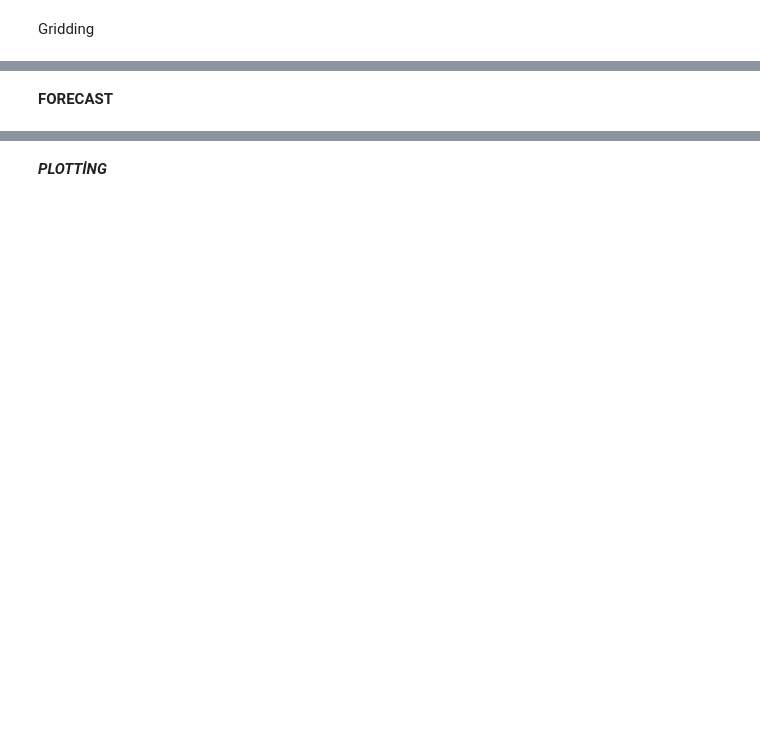
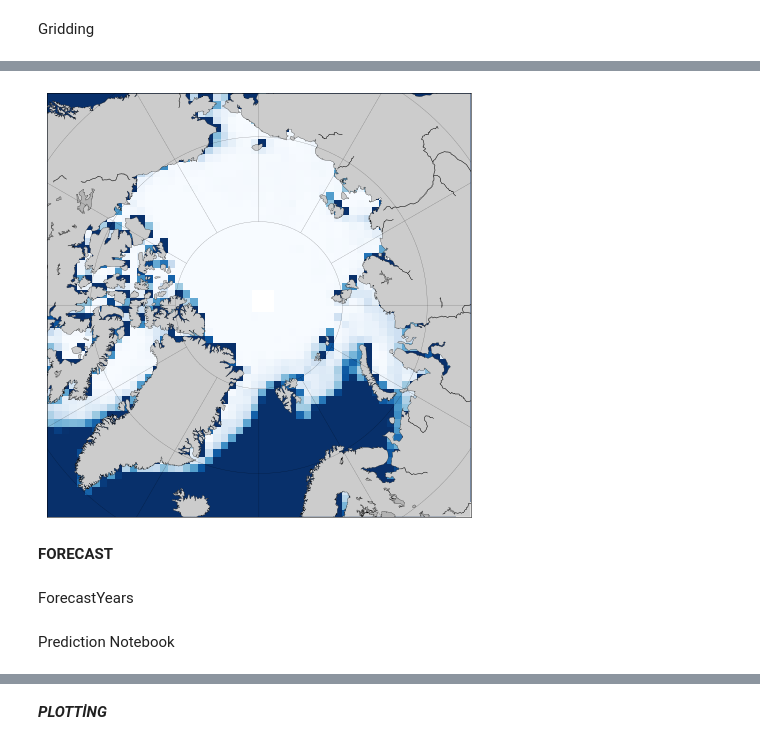
Before and after one commit to ozturkgizem/042422, a Jupyter notebook: SeaIcePrediction.ipynb, the cells around one changed output, grey strips where cells are left out. Cells and saved outputs as stored; diff of their text form; code cells hidden in the pictures; blank space fills up the shorter version.

```diff
--- a/SeaIcePrediction.ipynb
+++ b/SeaIcePrediction.ipynb
@@ -1300,2 +1237,42 @@ plt.show()
+# %%
+#remove half a degree as gridding around the pole hole edge
+#SSMIS 89.18 -	January 2008 to present
+#SSM/I Pole Hole Mask	87.2	July 1987 through December 2007
+#SMMR Pole Hole Mask - 84.5	November 1978 through June 1987
+if (year<1987):
+    pmask=84.
+elif((year==1987)&(month<=4)):
+    pmask=84.
+elif ((year==1987)&(month>4)):
+    pmask=86.5
+elif ((year>1987)&(year<2008)):
+    pmask=86.5
+else:
+    pmask=88.5
+
+# Grid data
+ice_concG = griddata((xpts.flatten(), ypts.flatten()),ice_conc.flatten(), (xptsG, yptsG), method='linear')
+ice_conc_ma=ma.masked_where(np.isnan(ice_concG), ice_concG)
+ice_conc_ma=ma.masked_where((latsG>pmask), ice_conc_ma)
+
+####################################################################################################
+
+fig = figure(figsize=(6,6))
+ax1=gca()
+
+m.pcolormesh(xptsG , yptsG, ice_conc_ma, cmap=cm.Blues_r, vmin=0, vmax=1,shading='flat', zorder=2)
+
+m.drawcoastlines(linewidth=0.25, zorder=5)
+m.drawparallels(np.arange(90,-90,-10), linewidth = 0.25, zorder=3)
+m.drawmeridians(np.arange(-180.,180.,30.), linewidth = 0.25, zorder=3)
+m.fillcontinents(color='0.8', lake_color='0.7', zorder=2)
+
+subplots_adjust( right = 0.99, left = 0.01, top=0.99, bottom=0.01)
+#savefig(figpath+'/Arctic_BaKa_ice_extent_map_day1.png', dpi=1000)
+plt.show()
+# %% [output]
+[figure, added]
 # %% [markdown]
 **FORECAST**
+# %% [markdown]
+ForecastYears
@@ -1301,0 +1395,2 @@ plt.show()
+# %% [markdown]
+Prediction Notebook
```
Also changed, not shown: parts of 37 cells of this notebook.
